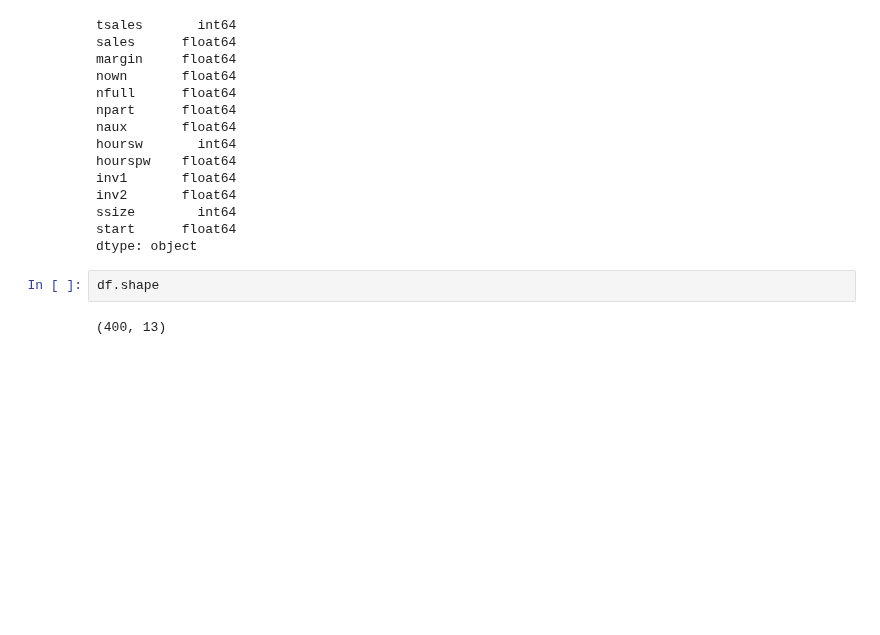
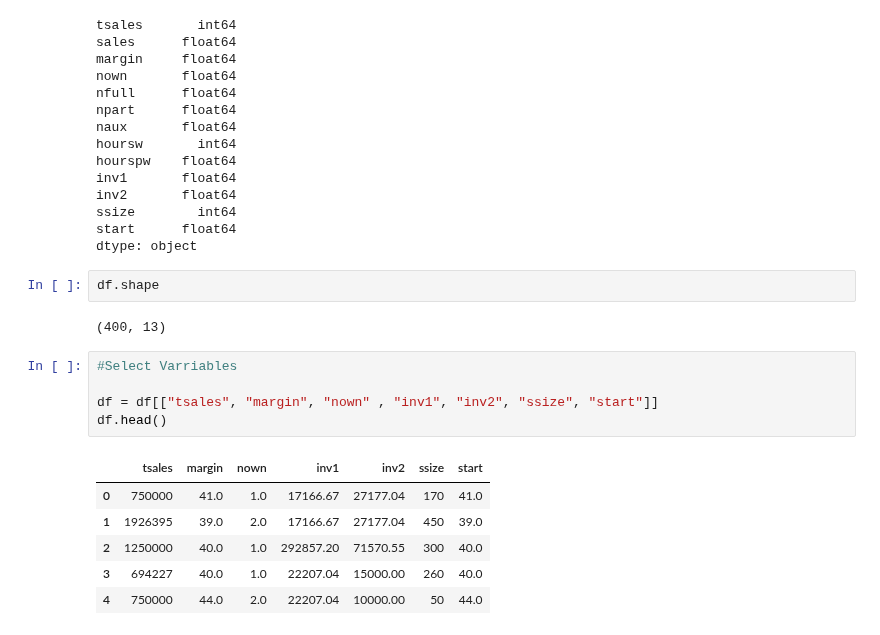
Before and after one commit to FarzanaAkhi/business-analysis-p1, a Jupyter notebook: notebooks/Multilinear_Regression.ipynb, the cells around one changed output. Saved outputs shown, nothing was run; the diff lists cells and outputs as text; blank space fills up the shorter version.

```diff
--- a/notebooks/Multilinear_Regression.ipynb
+++ b/notebooks/Multilinear_Regression.ipynb
@@ -365,3 +365,15 @@ dtype: object
 df.shape
 # %% [output]
 (400, 13)
+# %%
+#Select Varriables
+
+df = df[["tsales", "margin", "nown" , "inv1", "inv2", "ssize", "start"]]
+df.head()
+# %% [output]
+|  | tsales | margin | nown | inv1 | inv2 | ssize | start |
+| 0 | 750000 | 41.0 | 1.0 | 17166.67 | 27177.04 | 170 | 41.0 |
+| 1 | 1926395 | 39.0 | 2.0 | 17166.67 | 27177.04 | 450 | 39.0 |
+| 2 | 1250000 | 40.0 | 1.0 | 292857.20 | 71570.55 | 300 | 40.0 |
+| 3 | 694227 | 40.0 | 1.0 | 22207.04 | 15000.00 | 260 | 40.0 |
+| 4 | 750000 | 44.0 | 2.0 | 22207.04 | 10000.00 | 50 | 44.0 |
```
